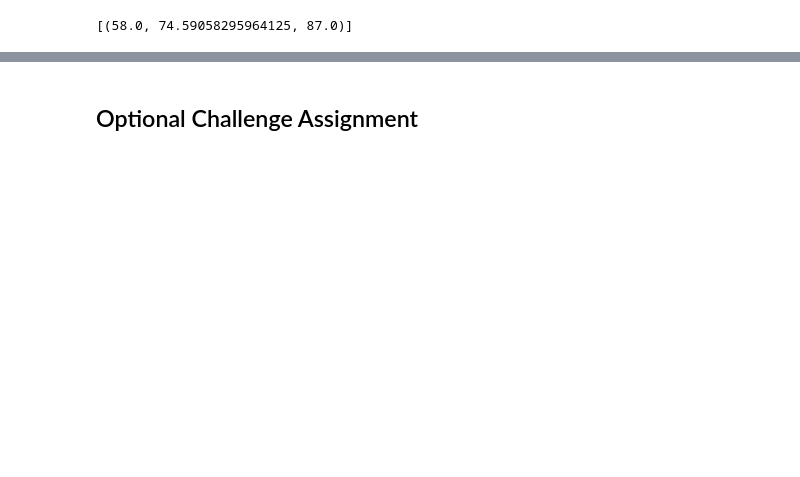
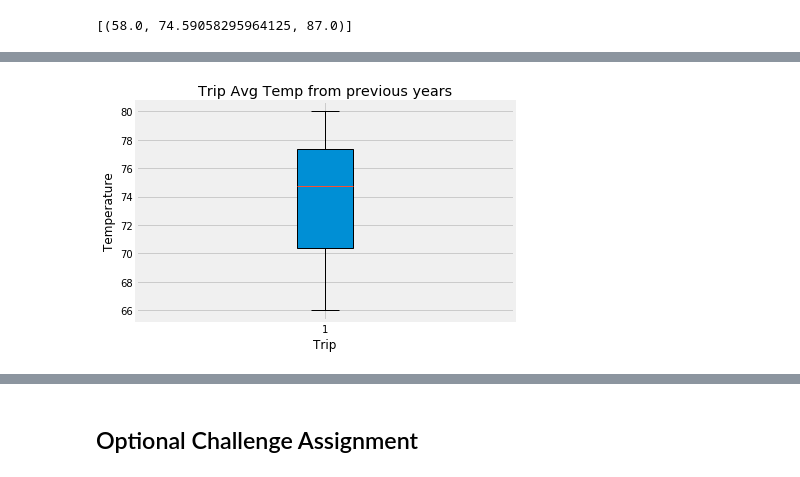
Before and after one commit to ai3carter/Advanced-Data-Storage-and-Retrieval-, a Jupyter notebook: climate_starter.ipynb, the cells around one changed output, grey strips where cells are left out. Cells and saved outputs as stored; diff of their text form; code cells hidden in the pictures; blank space fills up the shorter version.

```diff
--- a/climate_starter.ipynb
+++ b/climate_starter.ipynb
@@ -322,8 +333,20 @@ print(calc_temps('2016-08-23', '2017-08-23'))
 # %%
 # Plot the results from your previous query as a bar chart.
 # Use "Trip Avg Temp" as your Title
 # Use the average temperature for the y value
 # Use the peak-to-peak (tmax-tmin) value as the y error bar (yerr)
+fig, ax=plt.subplots()
+x=range(len(temp_previous))
+ax.boxplot(temp_previous,patch_artist=True)
+plt.title("Trip Avg Temp from previous years")
+plt.ylabel("Temperature")
+plt.xlabel("Trip")
+fig.tight_layout()
+
+plt.savefig("Trip Temperature.png")
+plt.show()
+# %% [output]
+[figure, added]
 # %%
 # Calculate the total amount of rainfall per weather station for your trip dates using the previous year's matching dates.
 # Sort this in descending order by precipitation amount and list the station, name, latitude, longitude, and elevation
```
Also changed, not shown: parts of 4 cells of this notebook, 1 other file.
